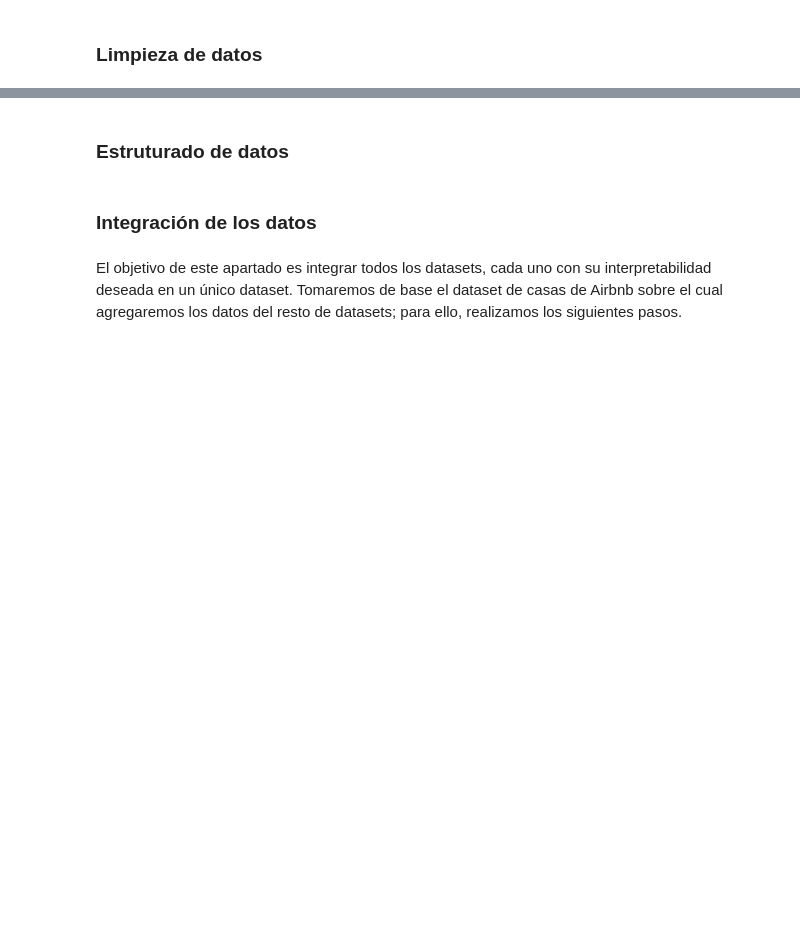
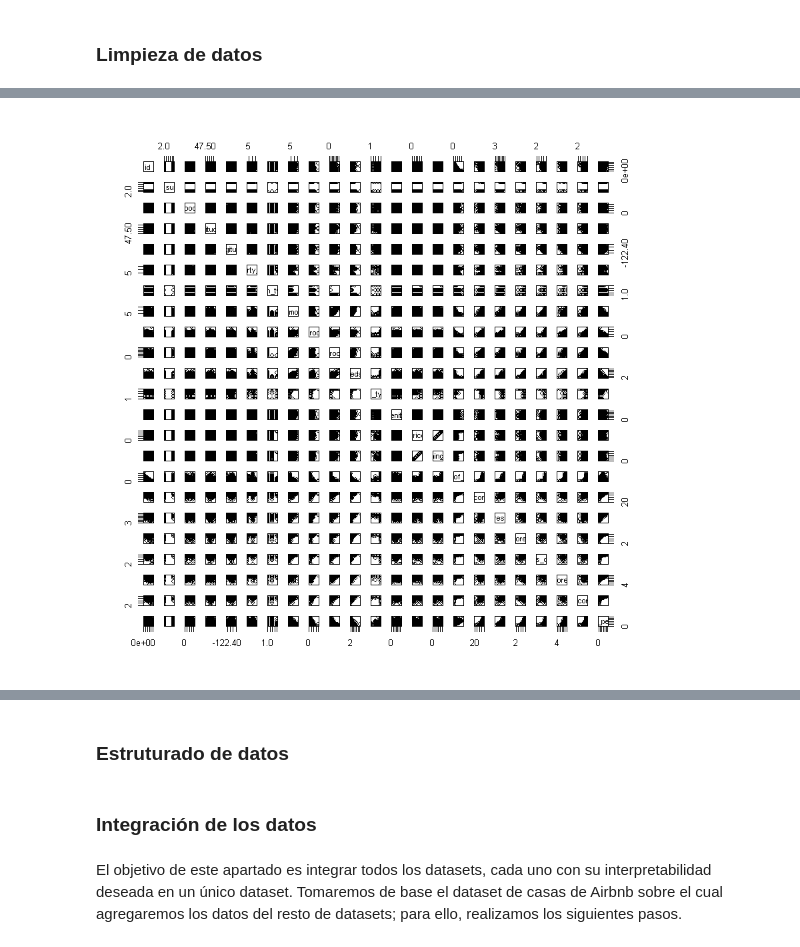
Before and after one commit to ivanfermena/Analisys-Airbnb-Seattle, a Jupyter notebook: analisis.ipynb, the cells around one changed output, grey strips where cells are left out. Cells and saved outputs as stored; diff of their text form; code cells hidden in the pictures; blank space fills up the shorter version.

```diff
--- a/analisis.ipynb
+++ b/analisis.ipynb
@@ -729,0 +828,4 @@ ggpairs(df2)
+# %%
+pairs(airbnb_listings_clean)
+# %% [output]
+[figure, added]
```
Also changed, not shown: parts of 104 cells of this notebook.
